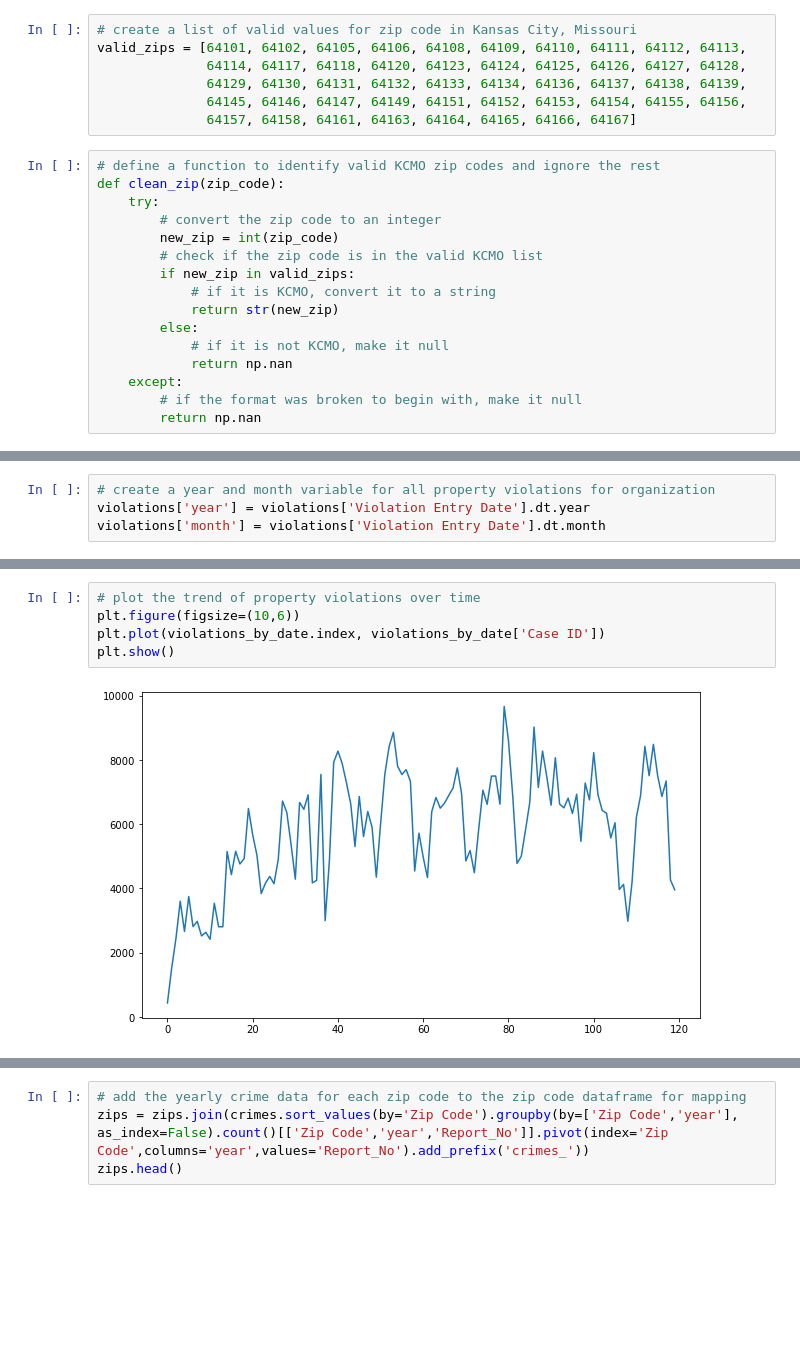
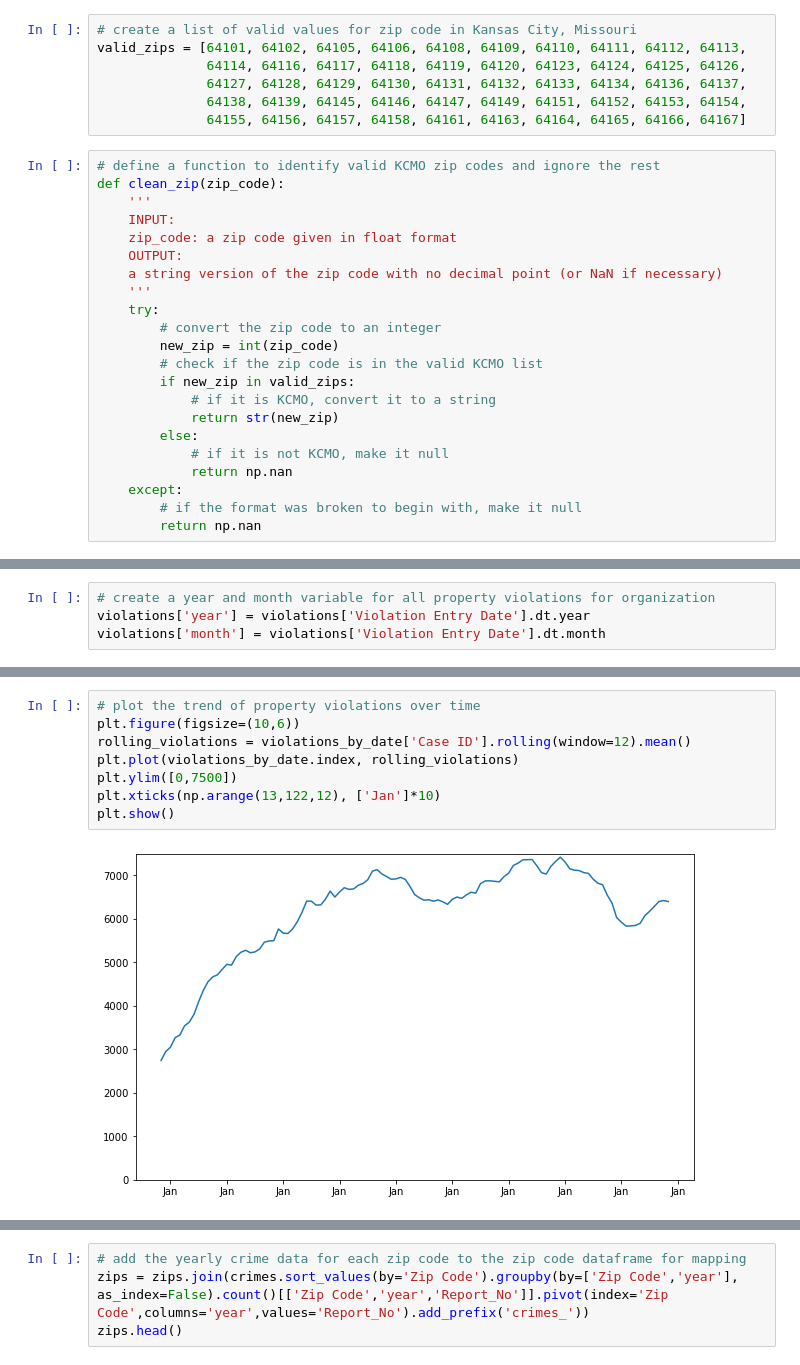
Before and after one commit to sjhaluck/KCMO-Property-and-Crime, a Jupyter notebook: KC_property_crime.ipynb, the cells around one changed output, grey strips where cells are left out. Cells and saved outputs as stored; diff of their text form; blank space fills up the shorter version.

```diff
--- a/KC_property_crime.ipynb
+++ b/KC_property_crime.ipynb
@@ -750,13 +753,19 @@ dtype: object
 # %%
 # create a list of valid values for zip code in Kansas City, Missouri
 valid_zips = [64101, 64102, 64105, 64106, 64108, 64109, 64110, 64111, 64112, 64113,
-              64114, 64117, 64118, 64120, 64123, 64124, 64125, 64126, 64127, 64128,
-              64129, 64130, 64131, 64132, 64133, 64134, 64136, 64137, 64138, 64139,
-              64145, 64146, 64147, 64149, 64151, 64152, 64153, 64154, 64155, 64156,
-              64157, 64158, 64161, 64163, 64164, 64165, 64166, 64167]
+              64114, 64116, 64117, 64118, 64119, 64120, 64123, 64124, 64125, 64126,
+              64127, 64128, 64129, 64130, 64131, 64132, 64133, 64134, 64136, 64137,
+              64138, 64139, 64145, 64146, 64147, 64149, 64151, 64152, 64153, 64154,
+              64155, 64156, 64157, 64158, 64161, 64163, 64164, 64165, 64166, 64167]
 # %%
 # define a function to identify valid KCMO zip codes and ignore the rest
 def clean_zip(zip_code):
+    '''
+    INPUT:
+    zip_code: a zip code given in float format
+    OUTPUT:
+    a string version of the zip code with no decimal point (or NaN if necessary)
+    '''
     try:
         # convert the zip code to an integer
         new_zip = int(zip_code)
@@ -1269,10 +1323,13 @@ violations_by_date.head()
 # %%
 # plot the trend of property violations over time
 plt.figure(figsize=(10,6))
-plt.plot(violations_by_date.index, violations_by_date['Case ID'])
+rolling_violations = violations_by_date['Case ID'].rolling(window=12).mean()
+plt.plot(violations_by_date.index, rolling_violations)
+plt.ylim([0,7500])
+plt.xticks(np.arange(13,122,12), ['Jan']*10)
 plt.show()
 # %% [output]
-[figure, old version]
+[figure, new version]
 # %%
 # pivot table to count the crimes in each year in each zip code
 crimes.sort_values(by='Zip Code').groupby(by=['Zip Code','year'], as_index=False).count()[['Zip Code','year','Report_No']].pivot(index='Zip Code',columns='year',values='Report_No')
```
Also changed, not shown: parts of 40 cells of this notebook, 24 other files.
